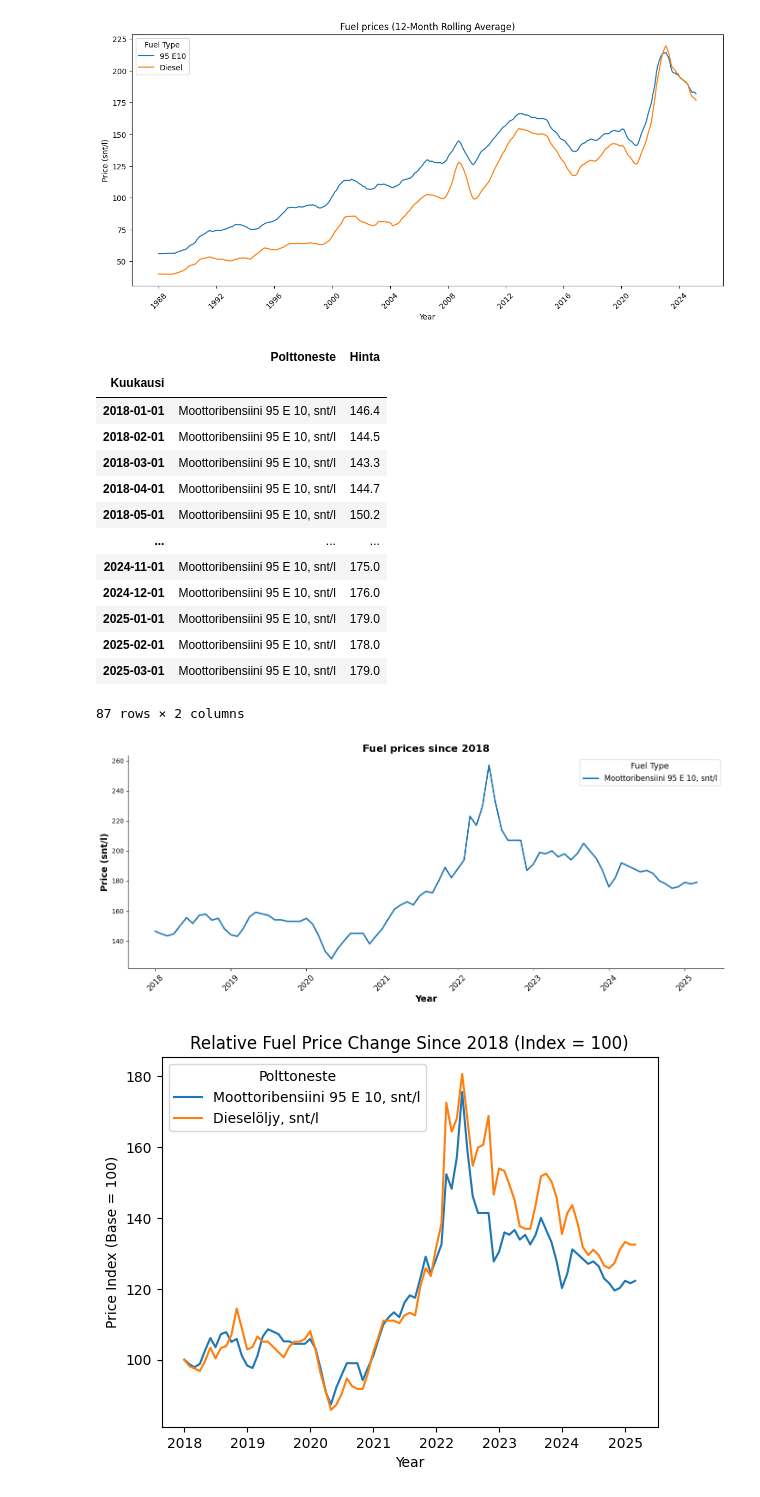
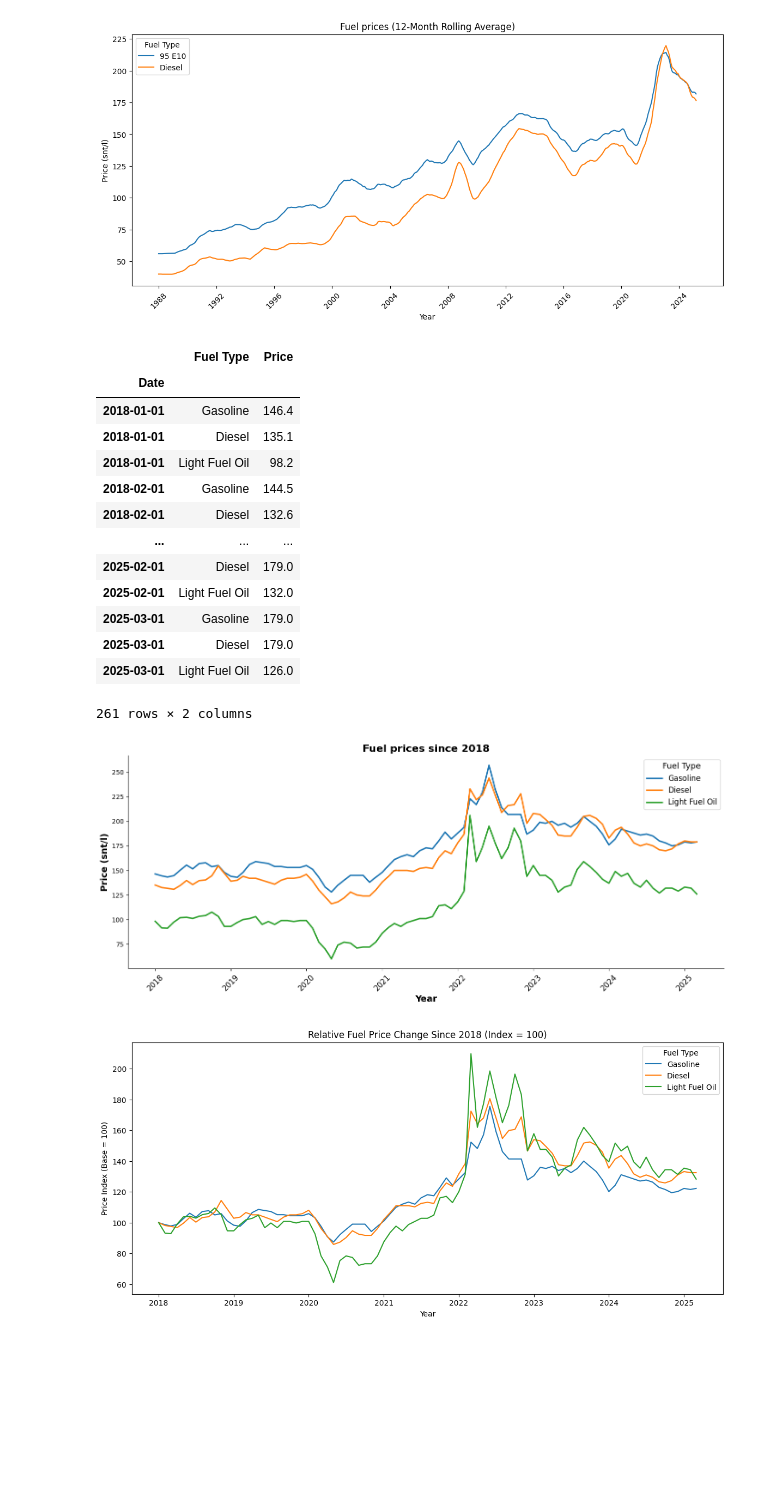
Before and after one commit to Nickeniklas/fuel_data_EDA, a Jupyter notebook: analysis.ipynb, the cells around one changed output. Cells and saved outputs as stored; diff of their text form; code cells hidden in the pictures; blank space fills up the shorter version.

Commit message:
fix: cleaner indexed plot

```diff
--- a/analysis.ipynb
+++ b/analysis.ipynb
@@ -135,29 +135,29 @@ plt.show()
 # filter last (2018->) gasoline and diesel
 five_years_data = data[
     (data.index >= '01-01-2018') & # last 6+ years
-    (data['Polttoneste'].isin(['Moottoribensiini 95 E 10, snt/l', 'Dieselöljy, snt/l'])) # only diesel and gasoline
+    (data['Fuel Type'].isin(['Gasoline', 'Diesel', 'Light Fuel Oil'])) # only diesel and gasoline
     ].copy()
 
 five_years_data
 # %% [output]
-|  | Polttoneste | Hinta |
-| Kuukausi |  |  |
-| 2018-01-01 | Moottoribensiini 95 E 10, snt/l | 146.4 |
-| 2018-02-01 | Moottoribensiini 95 E 10, snt/l | 144.5 |
-| 2018-03-01 | Moottoribensiini 95 E 10, snt/l | 143.3 |
-| 2018-04-01 | Moottoribensiini 95 E 10, snt/l | 144.7 |
-| 2018-05-01 | Moottoribensiini 95 E 10, snt/l | 150.2 |
+|  | Fuel Type | Price |
+| Date |  |  |
+| 2018-01-01 | Gasoline | 146.4 |
+| 2018-01-01 | Diesel | 135.1 |
+| 2018-01-01 | Light Fuel Oil | 98.2 |
+| 2018-02-01 | Gasoline | 144.5 |
+| 2018-02-01 | Diesel | 132.6 |
 | ... | ... | ... |
-| 2024-11-01 | Moottoribensiini 95 E 10, snt/l | 175.0 |
-| 2024-12-01 | Moottoribensiini 95 E 10, snt/l | 176.0 |
-| 2025-01-01 | Moottoribensiini 95 E 10, snt/l | 179.0 |
-| 2025-02-01 | Moottoribensiini 95 E 10, snt/l | 178.0 |
-| 2025-03-01 | Moottoribensiini 95 E 10, snt/l | 179.0 |
+| 2025-02-01 | Diesel | 179.0 |
+| 2025-02-01 | Light Fuel Oil | 132.0 |
+| 2025-03-01 | Gasoline | 179.0 |
+| 2025-03-01 | Diesel | 179.0 |
+| 2025-03-01 | Light Fuel Oil | 126.0 |
-87 rows × 2 columns
+261 rows × 2 columns
 # %%
 # multi line plot using hue
 plt.figure(figsize=(14,6))
-sns.lineplot(x=five_years_data.index, y='Hinta', hue='Polttoneste', data=five_years_data, linewidth=2.3)
+sns.lineplot(x=five_years_data.index, y='Price', hue='Fuel Type', data=five_years_data, linewidth=2.3)
 # styling
 sns.despine()
 plt.title("Fuel prices since 2018", fontsize=16, weight='bold')
@@ -169,22 +169,23 @@ plt.tight_layout()
 
 plt.show()
 # %% [output]
-[figure, old version]
+[figure, new version]
 # %%
 # index base
-five_years_data['indexed_price'] = (
-    five_years_data.groupby('Polttoneste')['Hinta']
+five_years_data['indexed price'] = (
+    five_years_data.groupby('Fuel Type')['Price']
     .transform(lambda x: x / x.iloc[0] * 100) # divide by first index *100 for relative values
 )
 # %%
 # Plot
-sns.lineplot(data=five_years_data, x='Kuukausi', y='indexed_price', hue='Polttoneste')
+plt.figure(figsize=(14,6))
+sns.lineplot(data=five_years_data, x='Date', y='indexed price', hue='Fuel Type')
 plt.title('Relative Fuel Price Change Since 2018 (Index = 100)')
 plt.ylabel('Price Index (Base = 100)')
 plt.xlabel('Year')
 plt.show()
 # %% [output]
-[figure, old version]
+[figure, new version]
 # %%
 # Temporarily reset index for pivot only
 five_years_pivot = five_years_data.reset_index().pivot(
```
Also changed, not shown: parts of 8 cells of this notebook.
